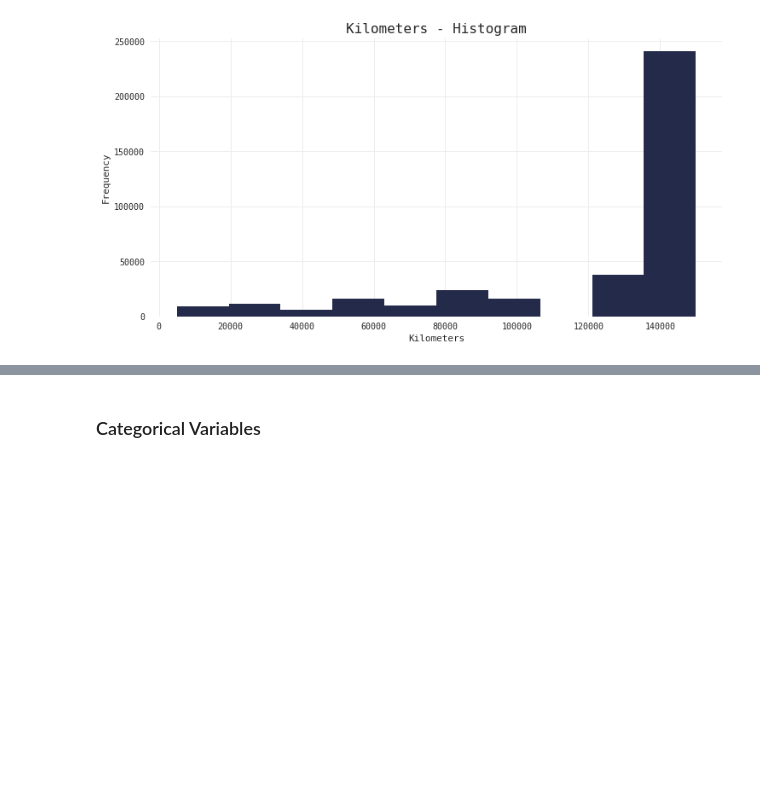
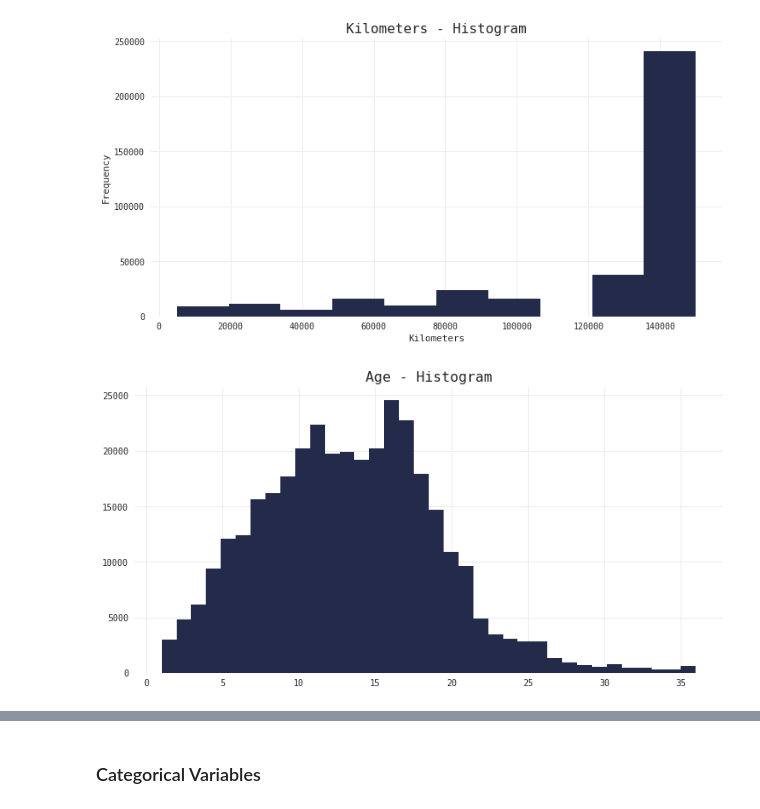
Before and after one commit to qu4ku/datasets-analysis, a Jupyter notebook: 005-used-cars-database.ipynb, the cells around one changed output, grey strips where cells are left out. Saved outputs shown, nothing was run; the diff lists cells and outputs as text; code cells hidden in the pictures; blank space fills up the shorter version.

```diff
--- a/005-used-cars-database.ipynb
+++ b/005-used-cars-database.ipynb
@@ -226,3 +377,8 @@ plt.xlabel('Kilometers')
 plt.ylabel('Frequency');
 # %% [output]
 [figure]
+# %%
+plt.hist(df.Age.dropna(), color=MC, bins=36);
+plt.title('Age - Histogram');
+# %% [output]
+[figure, added]
```
Also changed, not shown: parts of 42 cells of this notebook.
